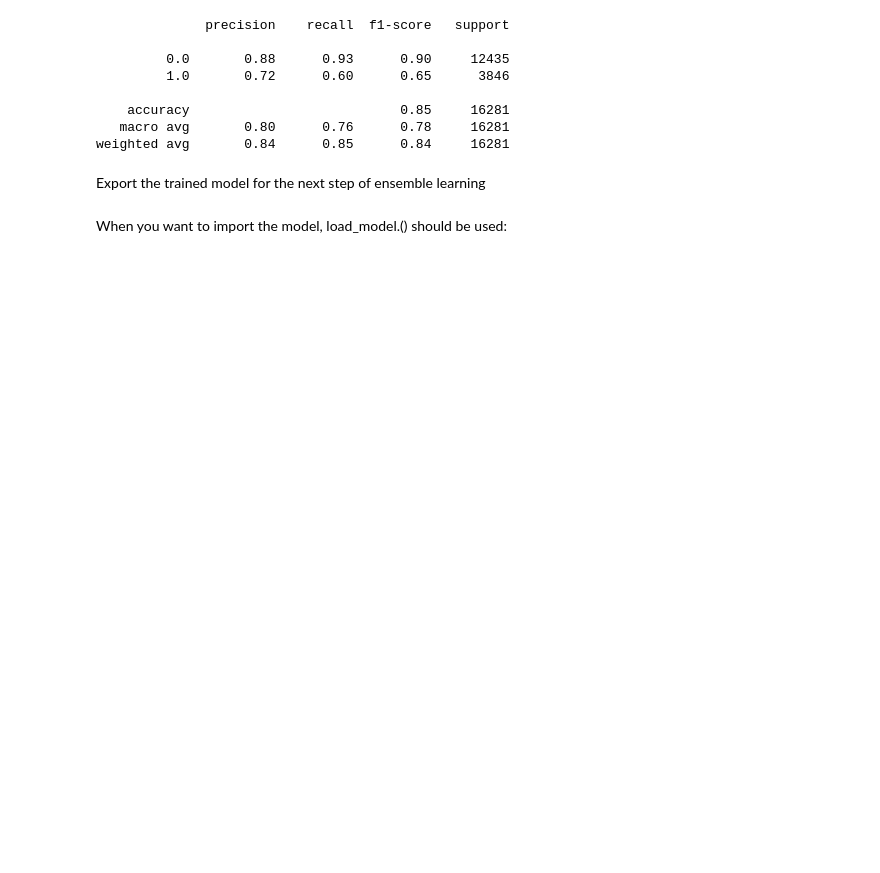
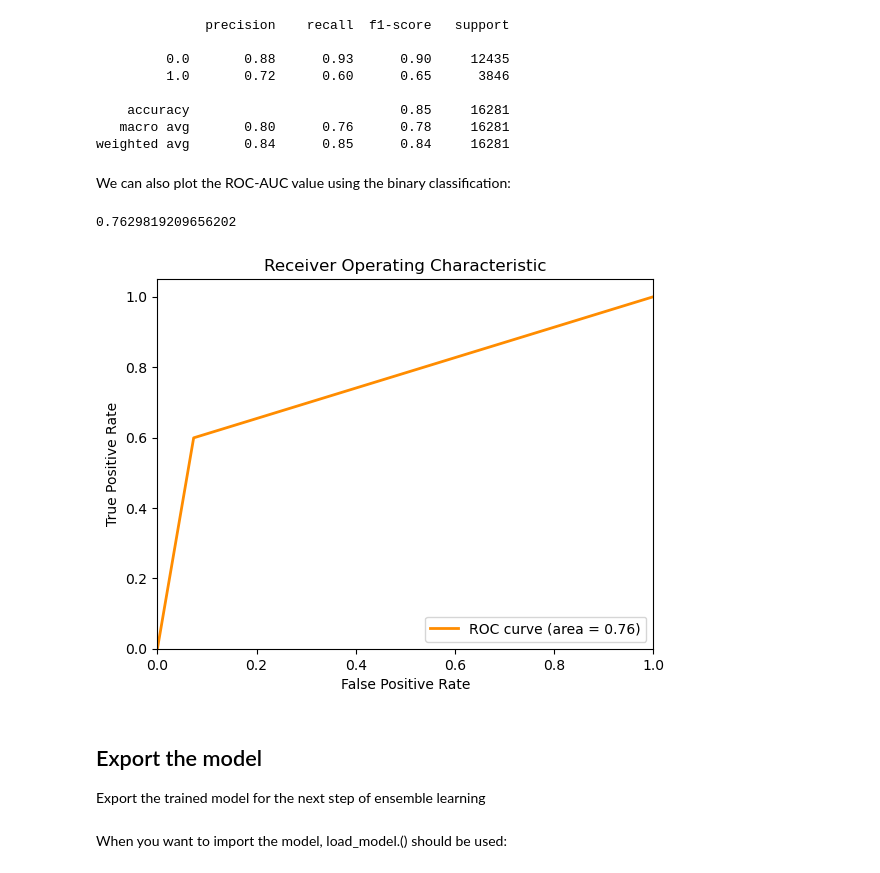
Before and after one commit to AlinZohari/ML-Adult, a Jupyter notebook: NeuralNetwork.ipynb, the cells around one changed output. Drawn from its saved outputs; the diff is of its cells as text; code cells hidden in the pictures; blank space fills up the shorter version.

```diff
--- a/NeuralNetwork.ipynb
+++ b/NeuralNetwork.ipynb
@@ -5,7 +6,7 @@ First, let's import the clean data:
 import pandas as pd
 
 # Read data
-df = pd.read_csv('data_train.csv', header=0)
+df = pd.read_csv('data/data_train.csv', header=0)
 
 # print(X.head())
 # %% [markdown]
@@ -140,7 +151,7 @@ print(best_features)
 It can be seen that the best feature subset original feature subset is consistent. So the original data can be directly used to train the model.
 Next, the test set is imported and the same data transformation and feature scaling are performed to start preparing the training model
 # %%
-df_test = pd.read_csv('data_test.csv', header=0)
+df_test = pd.read_csv('data/data_test.csv', header=0)
 
 # feature transformation
 for col in df_test:
@@ -308,0 +337,12 @@ plot_loss_auc(history)
+# %%
+from sklearn.metrics import precision_score, recall_score, f1_score, accuracy_score
+import time
+
+# Measure the runtime for predictions
+start_time = time.time()
+y_pred_prob = model.predict(X_test)
+y_pred = np.round(y_pred_prob).astype(int)
+end_time = time.time()
+
+runtime = end_time - start_time
+print(f"Model prediction runtime: {runtime:.4f} seconds")
@@ -311,5 +353,0 @@ Evaluate models using Accuracy, Precision, Recall and F1 scores
-# %%
-from sklearn.metrics import precision_score, recall_score, f1_score, accuracy_score
-
-y_pred = model.predict(X_test)
-y_pred = np.round(y_pred).astype(int)
@@ -328,7 +364,32 @@ print(classification_report(y_test,y_pred))
     accuracy                           0.85     16281
    macro avg       0.80      0.76      0.78     16281
 weighted avg       0.84      0.85      0.84     16281
+# %% [markdown]
+We can also plot the ROC-AUC value using the binary classification:
+# %%
+from sklearn.metrics import roc_curve, auc
+# Compute ROC curve and AUC
+fpr, tpr, _ = roc_curve(y_test, y_pred)
+roc_auc = auc(fpr, tpr)
+print(roc_auc)
+
+# Plot ROC curve
+plt.figure()
+lw = 2
+plt.plot(fpr, tpr, color='darkorange', lw=lw, label='ROC curve (area = %0.2f)' % roc_auc)
+plt.xlim([0.0, 1.0])
+plt.ylim([0.0, 1.05])
+plt.xlabel('False Positive Rate')
+plt.ylabel('True Positive Rate')
+plt.title('Receiver Operating Characteristic')
+plt.legend(loc="lower right")
+plt.show()
+# %% [output]
+0.7629819209656202
+[figure, added]
 # %% [markdown]
+## Export the model
+
 Export the trained model for the next step of ensemble learning
 # %%
 model
```
Also changed, not shown: parts of 14 cells of this notebook, 2 other files.
